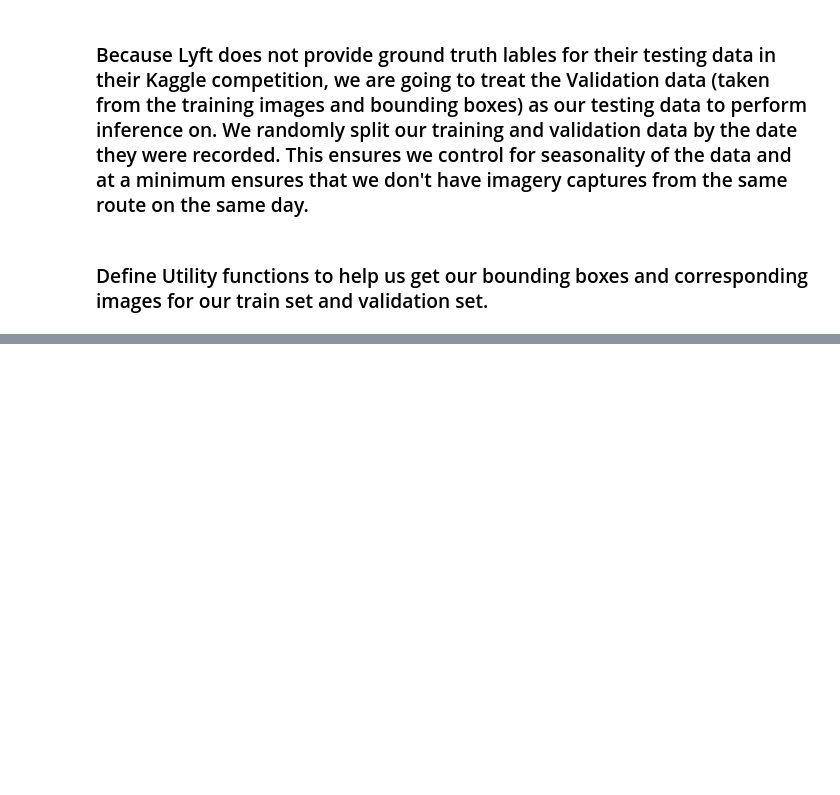
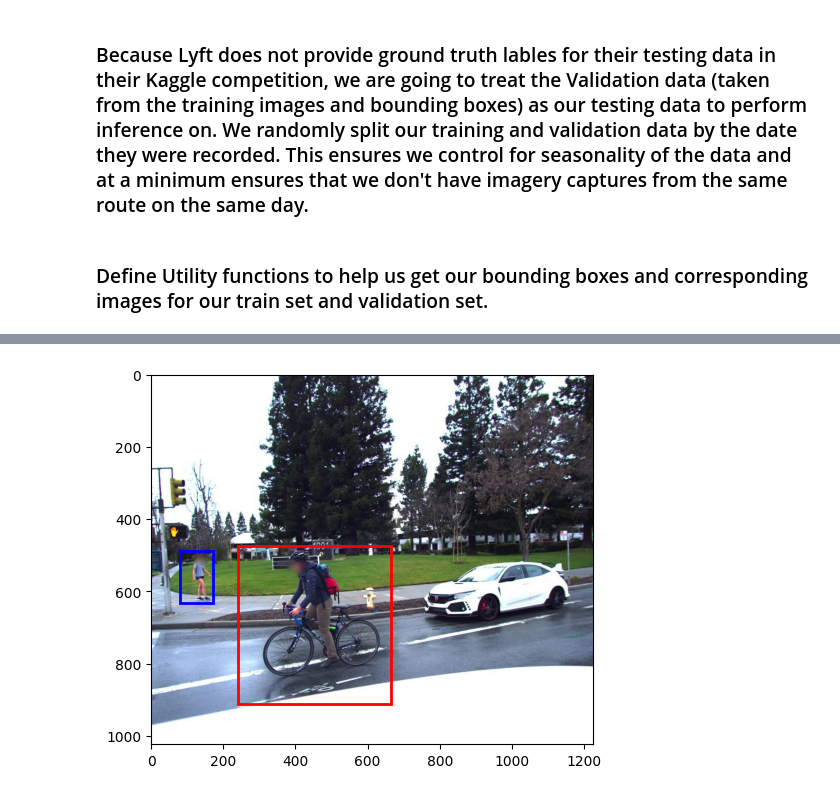
Before and after one commit to Stern04/MADS_Capstone, a Jupyter notebook: Notebooks/lyft_preprocessing.ipynb, the cells around one changed output, grey strips where cells are left out. Cells and saved outputs as stored; diff of their text form; code cells hidden in the pictures; blank space fills up the shorter version.

```diff
--- a/Notebooks/lyft_preprocessing.ipynb
+++ b/Notebooks/lyft_preprocessing.ipynb
@@ -280,0 +328,10 @@ def dynamic_transform(cropped_images_dir, image_sizes_list, lyftdata, partial_im
+# %%
+train_merged = r"S:\MADS\Capstone\3d-object-detection-for-autonomous-vehicles\Train\img_bx_lookup\train_merged.json"
+# merge_dictionaries(image_box_lookup_train, train_merged)
+validation_merged = r"S:\MADS\Capstone\3d-object-detection-for-autonomous-vehicles\Train\img_bx_lookup\validation_merged.json"
+# merge_dictionaries(image_box_lookup_validation, validation_merged)
+# %%
+with open(train_merged, "r") as file:
+    train_merged_file = json.load(file)
+with open(validation_merged, "r") as file:
+    validation_merged_file = json.load(file)
@@ -280,0 +358,32 @@ def dynamic_transform(cropped_images_dir, image_sizes_list, lyftdata, partial_im
+# %%
+# Load the image
+main_images_path = r"S:\MADS\Capstone\3d-object-detection-for-autonomous-vehicles\Train\images"
+image_name = "host-a009_cam2_1236014660017752006.jpeg"
+image_path = os.path.join(main_images_path, image_name)  # Replace with your image path
+image = Image.open(image_path)
+boxes = train_merged_file[image_name]["boxes"]
+labels = train_merged_file[image_name]["labels"]
+
+# Create a matplotlib figure and axis
+fig, ax = plt.subplots(1)
+
+# Display the image
+ax.imshow(image)
+
+# Create a Rectangle patch for the bounding box
+for i in range(len(boxes)):
+    x_min = boxes[i][0]
+    y_min = boxes[i][1]
+    x_max = boxes[i][2]
+    y_max = boxes[i][3]
+    label = labels[i][0]
+    color = ["b" if label == 1 else "r"][0]
+
+    rect = patches.Rectangle((x_min, y_min), x_max - x_min, y_max - y_min, linewidth=2, edgecolor=color, facecolor='none')
+    # Add the rectangle to the plot
+    ax.add_patch(rect)
+
+# Display the plot
+plt.show()
+# %% [output]
+[figure, added]
```
Also changed, not shown: parts of 12 cells of this notebook, 1 other file.
